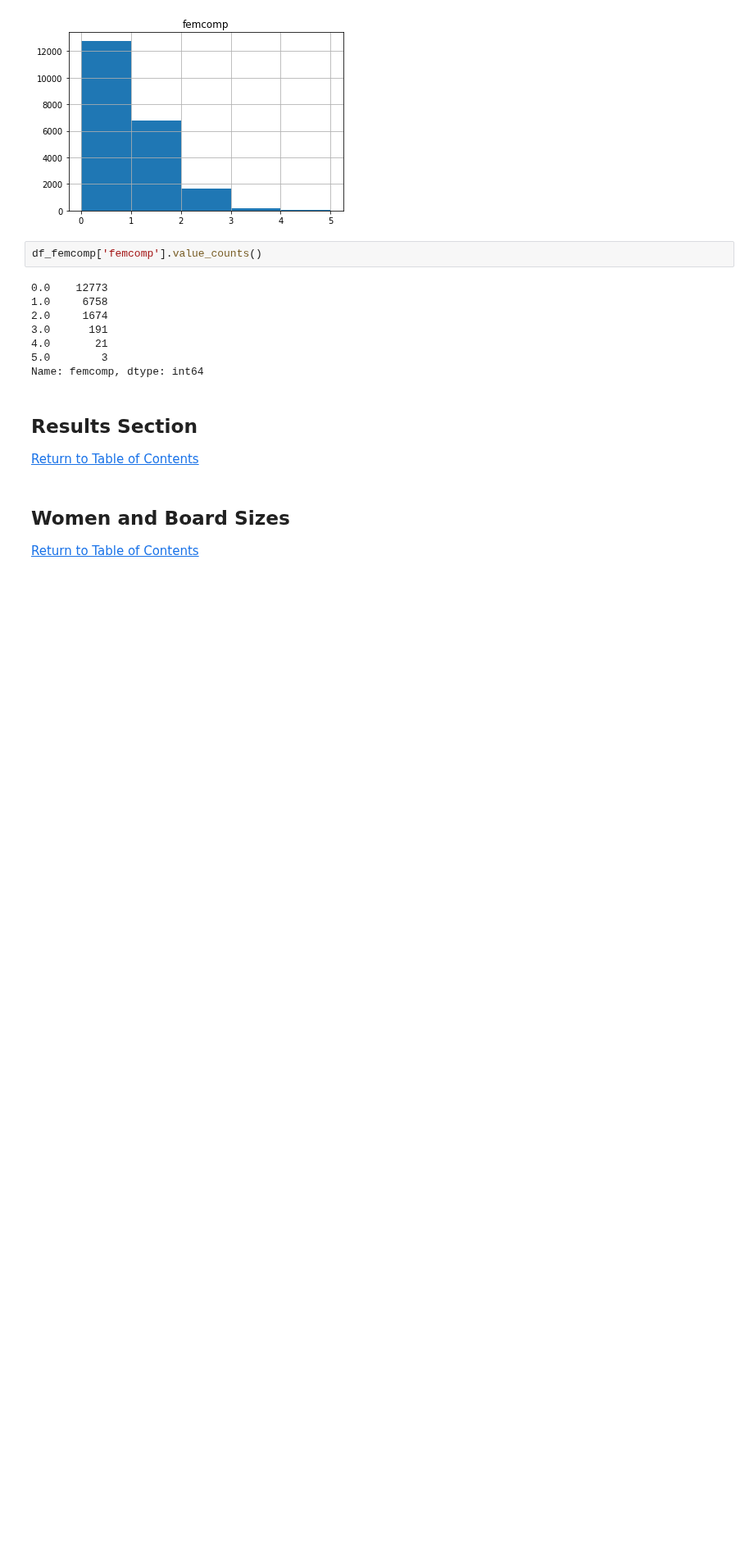
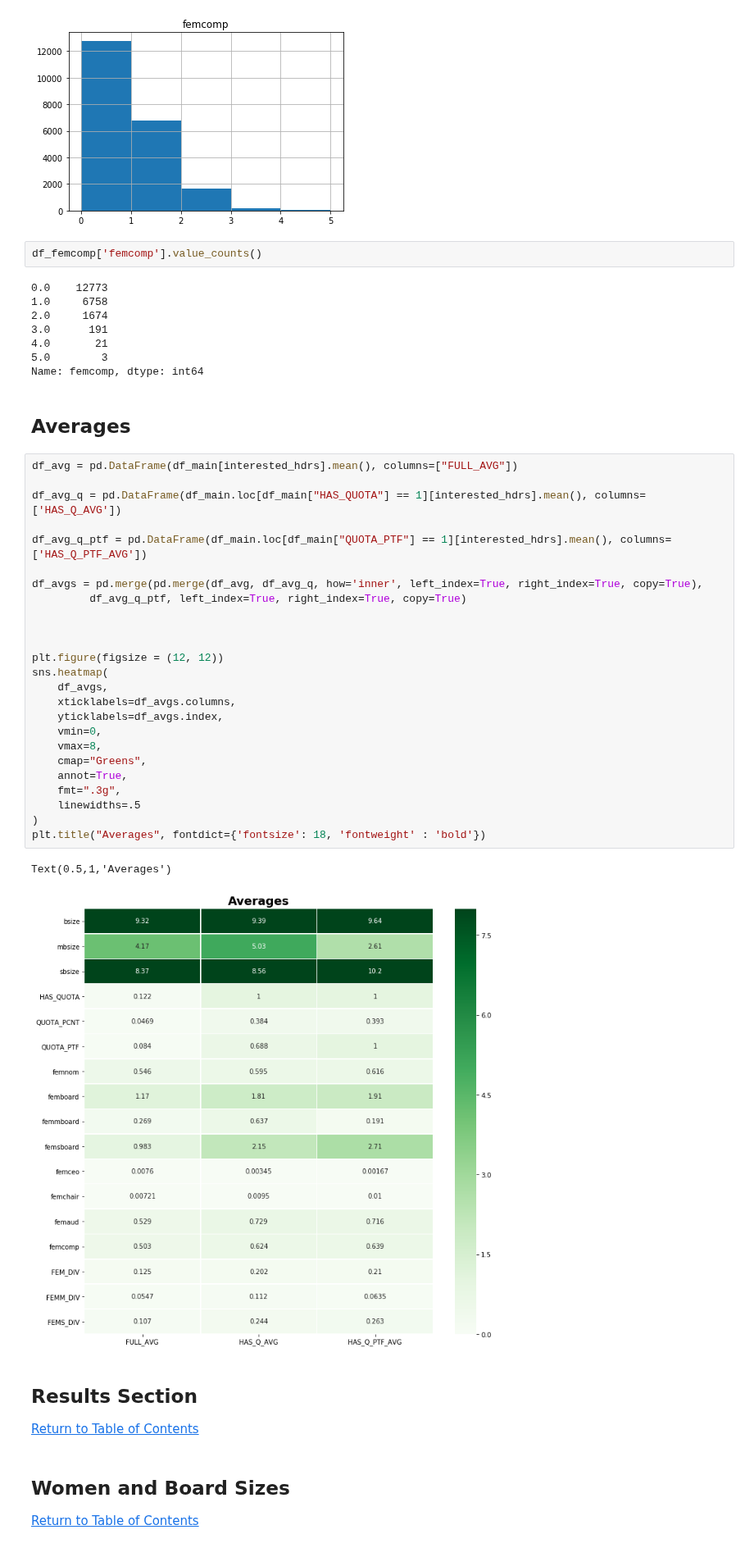
Before and after one commit to etokrug/GroupProject, a Jupyter notebook: GroupProject.ipynb, the cells around one changed output. Shown at 82% size. Drawn from its saved outputs; the diff is of its cells as text; blank space fills up the shorter version.

Commit message:
averages

```diff
--- a/GroupProject.ipynb
+++ b/GroupProject.ipynb
@@ -341,6 +333,36 @@ df_femcomp['femcomp'].value_counts()
 4.0       21
 5.0        3
 Name: femcomp, dtype: int64
+# %% [markdown]
+## Averages
+# %%
+df_avg = pd.DataFrame(df_main[interested_hdrs].mean(), columns=["FULL_AVG"])
+
+df_avg_q = pd.DataFrame(df_main.loc[df_main["HAS_QUOTA"] == 1][interested_hdrs].mean(), columns=['HAS_Q_AVG'])
+
+df_avg_q_ptf = pd.DataFrame(df_main.loc[df_main["QUOTA_PTF"] == 1][interested_hdrs].mean(), columns=['HAS_Q_PTF_AVG'])
+
+df_avgs = pd.merge(pd.merge(df_avg, df_avg_q, how='inner', left_index=True, right_index=True, copy=True),
+         df_avg_q_ptf, left_index=True, right_index=True, copy=True)
+
+
+
+plt.figure(figsize = (12, 12))
+sns.heatmap(
+    df_avgs,
+    xticklabels=df_avgs.columns,
+    yticklabels=df_avgs.index,
+    vmin=0,
+    vmax=8,
+    cmap="Greens",
+    annot=True,
+    fmt=".3g",
+    linewidths=.5
+)
+plt.title("Averages", fontdict={'fontsize': 18, 'fontweight' : 'bold'})
+# %% [output]
+Text(0.5,1,'Averages')
+[figure, added]
 # %% [markdown]
 <a id='results'></a>
 ## Results Section
```
Also changed, not shown: parts of 8 cells of this notebook.
